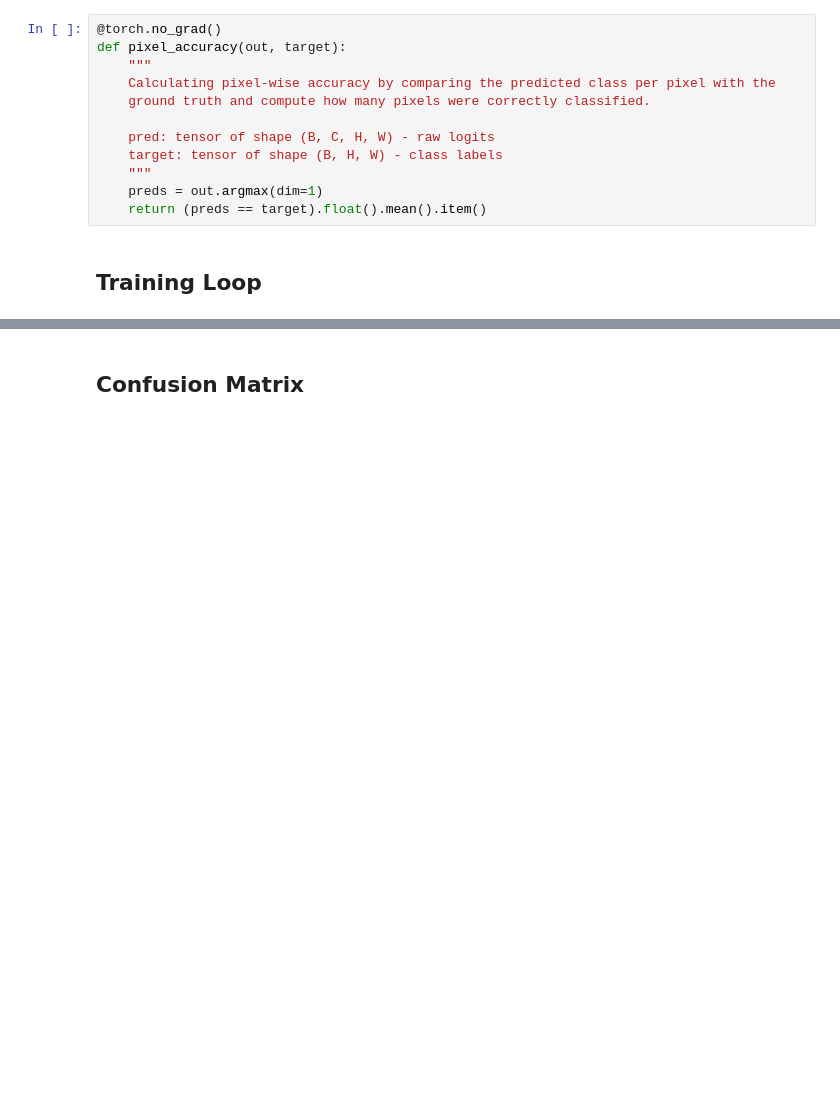
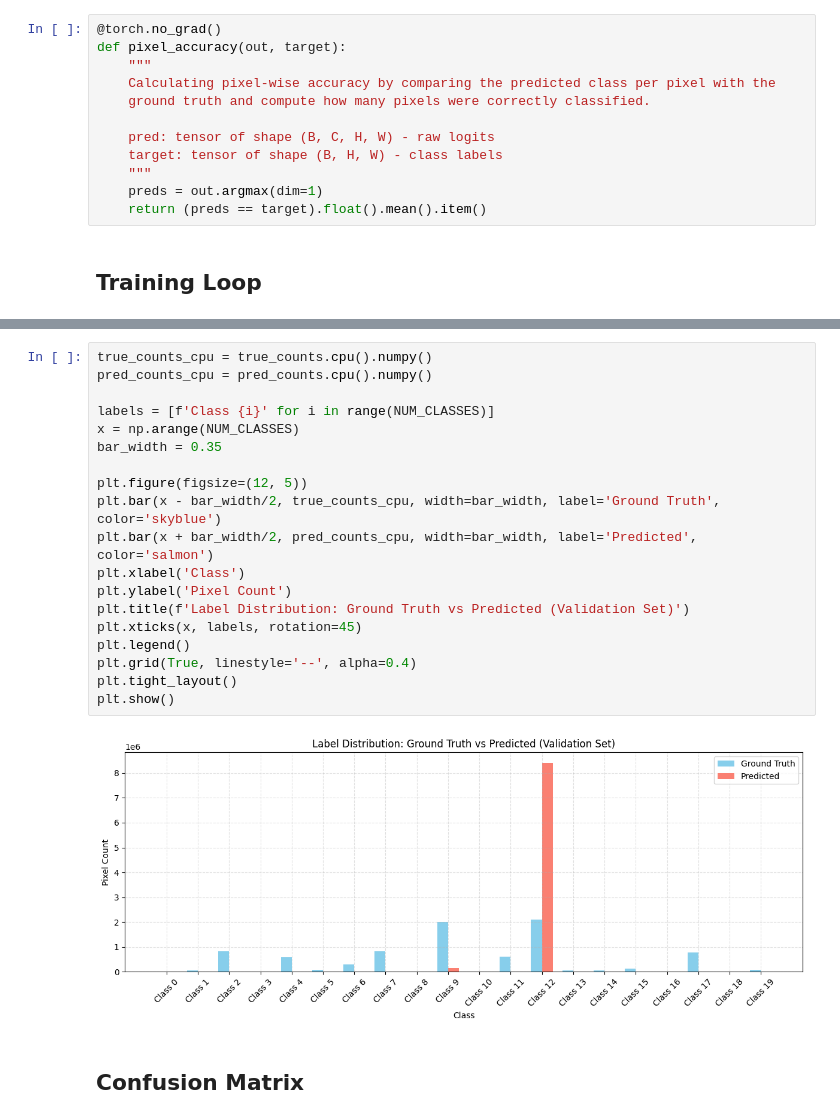
Before and after one commit to Abdul-Rehman-Tahir01/TUKL-25, a Jupyter notebook: 2D CNN Model on Sentinel-2 Image Dataset.ipynb, the cells around one changed output, grey strips where cells are left out. Saved outputs shown, nothing was run; the diff lists cells and outputs as text; blank space fills up the shorter version.

```diff
--- a/2D CNN Model on Sentinel-2 Image Dataset.ipynb
+++ b/2D CNN Model on Sentinel-2 Image Dataset.ipynb
@@ -540,6 +606,27 @@ Predicted Label Counts:
   Label 255: 546 pixels (23.70%) | Correct: 0 (0.00%)
 
 --------------------------------------------------------------------------------------------------------------------------------------------
+# %%
+true_counts_cpu = true_counts.cpu().numpy()
+pred_counts_cpu = pred_counts.cpu().numpy()
+
+labels = [f'Class {i}' for i in range(NUM_CLASSES)]
+x = np.arange(NUM_CLASSES)
+bar_width = 0.35
+
+plt.figure(figsize=(12, 5))
+plt.bar(x - bar_width/2, true_counts_cpu, width=bar_width, label='Ground Truth', color='skyblue')
+plt.bar(x + bar_width/2, pred_counts_cpu, width=bar_width, label='Predicted', color='salmon')
+plt.xlabel('Class')
+plt.ylabel('Pixel Count')
+plt.title(f'Label Distribution: Ground Truth vs Predicted (Validation Set)')
+plt.xticks(x, labels, rotation=45)
+plt.legend()
+plt.grid(True, linestyle='--', alpha=0.4)
+plt.tight_layout()
+plt.show()
+# %% [output]
+[figure, added]
 # %% [markdown]
 ## Confusion Matrix
 # %%
```
Also changed, not shown: parts of 12 cells of this notebook.
